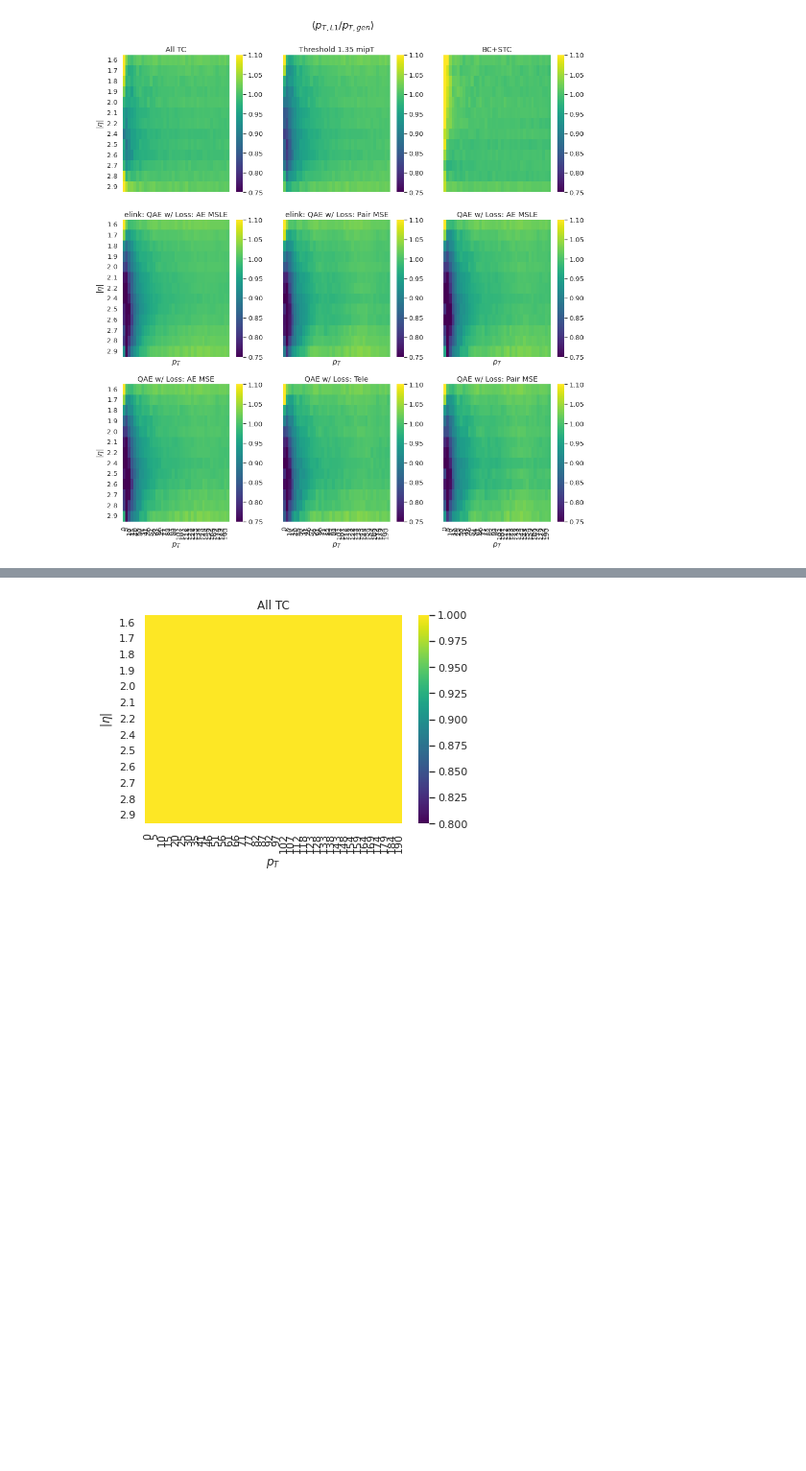
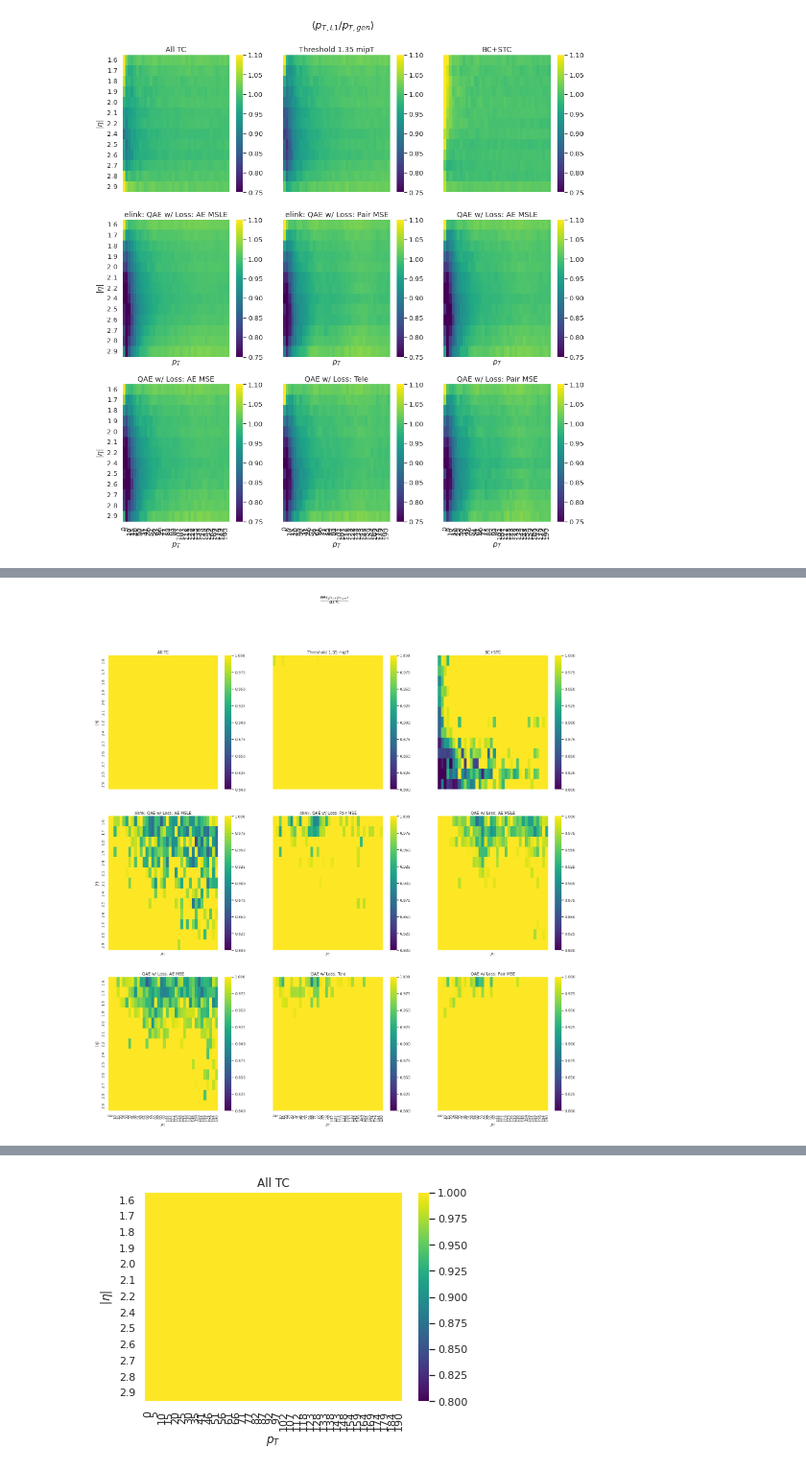
Before and after one commit to rohanshenoy/ECONAutoencoderStudy, a Jupyter notebook: notebooks/electron_photon_calibration_autoencoder.ipynb, the cells around one changed output, grey strips where cells are left out. Shown at 96% size. Saved outputs shown, nothing was run; the diff lists cells and outputs as text; code cells hidden in the pictures; blank space fills up the shorter version.

```diff
--- a/notebooks/electron_photon_calibration_autoencoder.ipynb
+++ b/notebooks/electron_photon_calibration_autoencoder.ipynb
@@ -657 +652,36 @@ plt.show()
+# %%
+#Ratio RMS/Mean heatmaps
+DENOM_0=(both_full_rms['Threshold0']['corr_eta_over_gen_pt'])/(both_means['Threshold0']['corr_eta_over_gen_pt'])
+
+sns.set(font_scale=1.0)
+fig, axes = plt.subplots(3, 3, figsize=(25, 25), facecolor='white', sharex=True, sharey=True)
+fig.suptitle(r'$\frac{RMS_\langle p_{T,L1}/p_{T,gen}\rangle}{ALL TC}$')
+
+for ix, (name, df_algo) in enumerate(algo_cut.items()):
+
+    ax = axes[ix//3][ix%3]
+    df = (both_full_rms[name]['corr_eta_over_gen_pt']/(both_means[name]['corr_eta_over_gen_pt']))/DENOM_0
+    df = df.reset_index().pivot(columns='genpart_binpt', index='genpart_bineta')
+    sns.heatmap(df, ax=ax, cmap='viridis',
+                xticklabels=pt_bins,
+                yticklabels=eta_bins,
+                vmin=0.8,
+                vmax=1,
+                #cbar=bool(ix%2)
+               )
+    ax.set_title(legends[name])
+    ax.set_xlabel('')
+    ax.set_ylabel('')
+    plt.yticks(rotation=0)
+
+    if ix%3 == 0:
+        ax.set_ylabel('$|\eta|$')
+
+    if ix//3 > 0:
+        ax.set_xlabel(r'$p_{T}$')
+
+plt.savefig('/home/cms.rshenoy/Plots/new_ratio_pt_rms_pt_eta.pdf')
+plt.show()
+# %% [output]
+[figure, added]
 # %%
```
Also changed, not shown: parts of 6 cells of this notebook.
